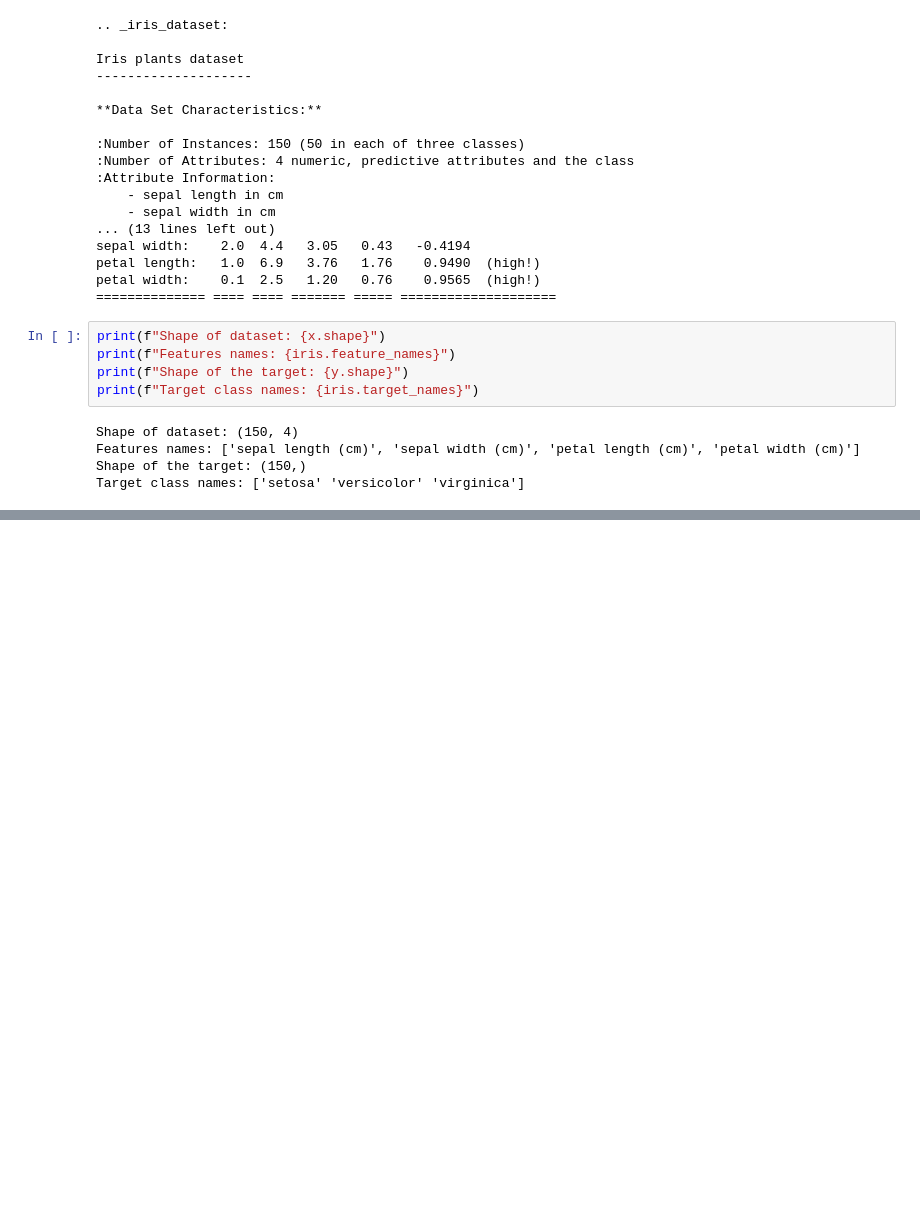
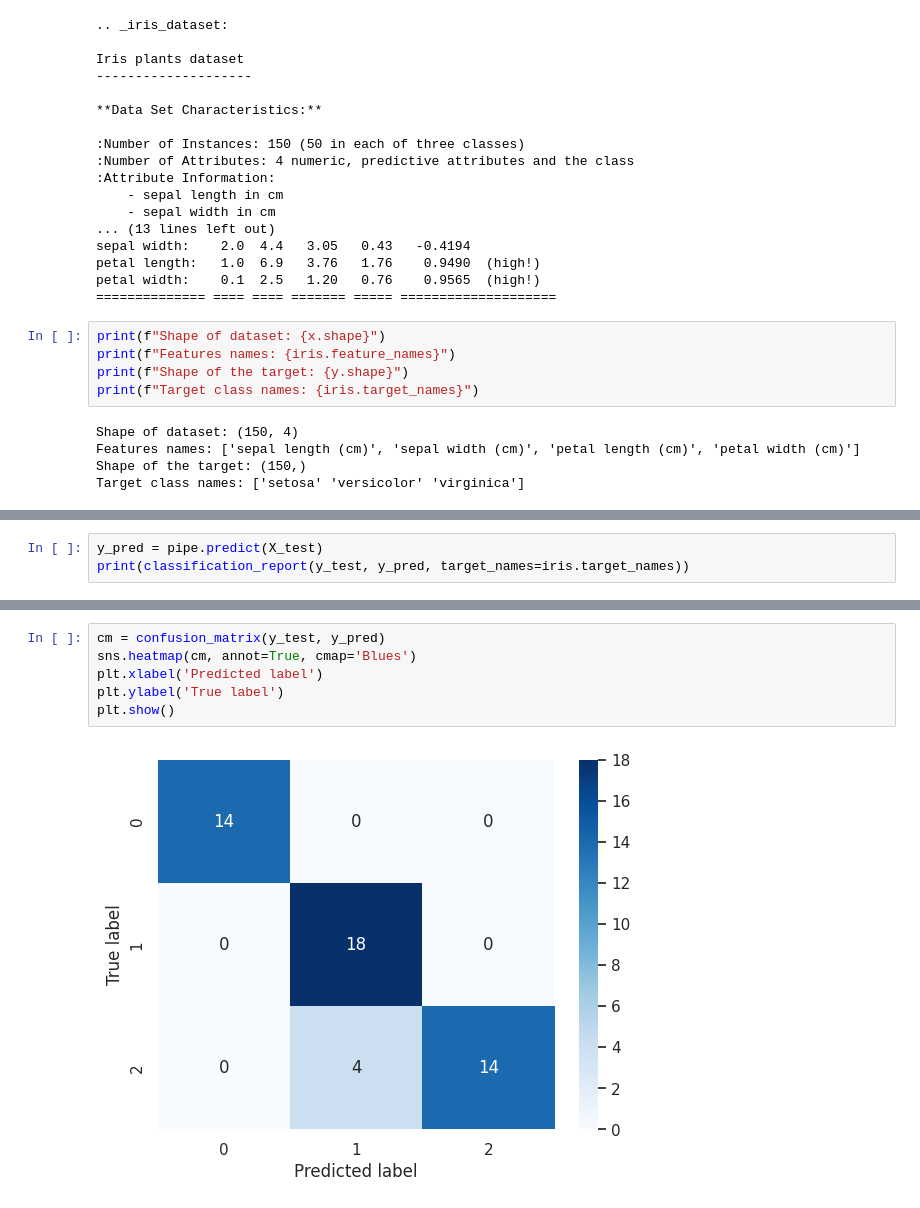
Before and after one commit to PerceptronTechnology/MachineLearning3, a Jupyter notebook: notebook/chapter02_20251214.ipynb, the cells around one changed output, grey strips where cells are left out. Drawn from its saved outputs; the diff is of its cells as text; blank space fills up the shorter version.

```diff
--- a/notebook/chapter02_20251214.ipynb
+++ b/notebook/chapter02_20251214.ipynb
@@ -54,0 +128,3 @@ URLError: <urlopen error [SSL: CERTIFICATE_VERIFY_FAILED] certificate verify fai
+# %%
+y_pred = pipe.predict(X_test)
+print(classification_report(y_test, y_pred, target_names=iris.target_names))
@@ -54,0 +141,8 @@ URLError: <urlopen error [SSL: CERTIFICATE_VERIFY_FAILED] certificate verify fai
+# %%
+cm = confusion_matrix(y_test, y_pred)
+sns.heatmap(cm, annot=True, cmap='Blues')
+plt.xlabel('Predicted label')
+plt.ylabel('True label')
+plt.show()
+# %% [output]
+[figure, added]
```
Also changed, not shown: parts of 11 cells of this notebook, 2 other files.
